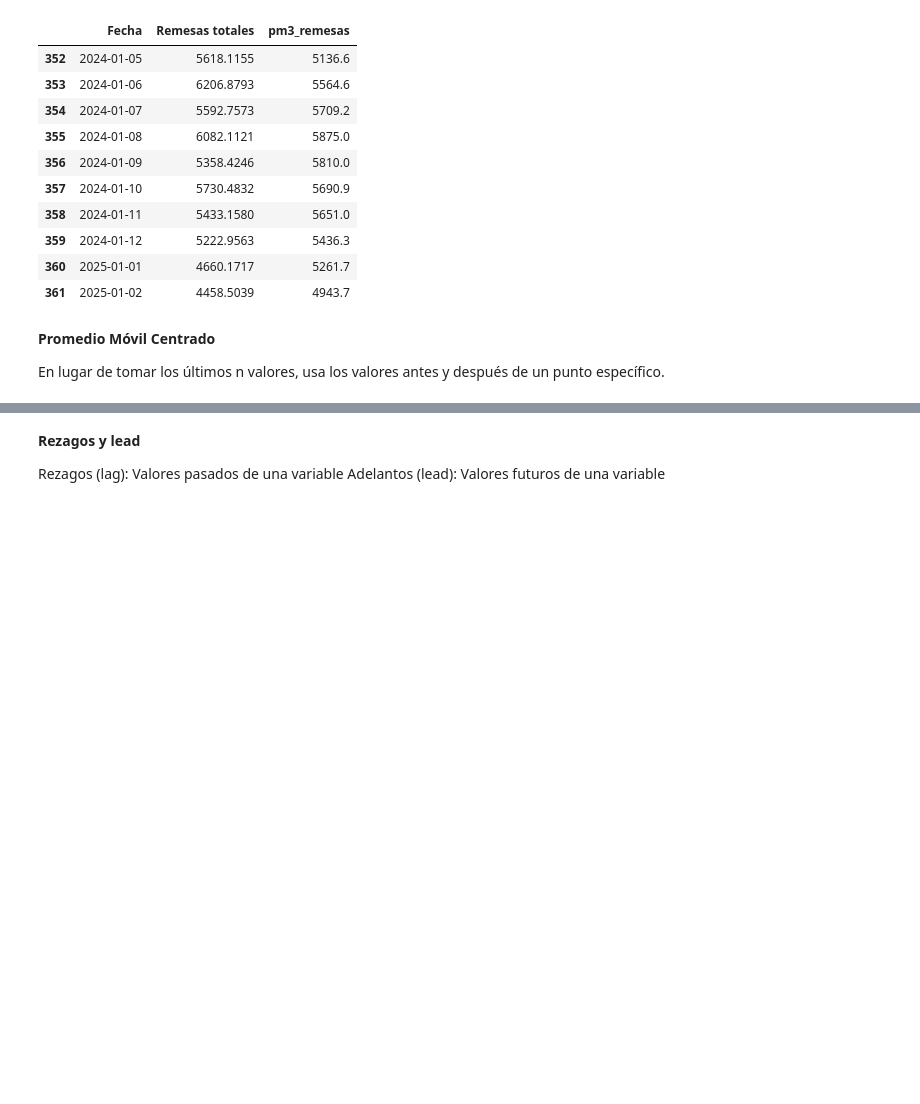
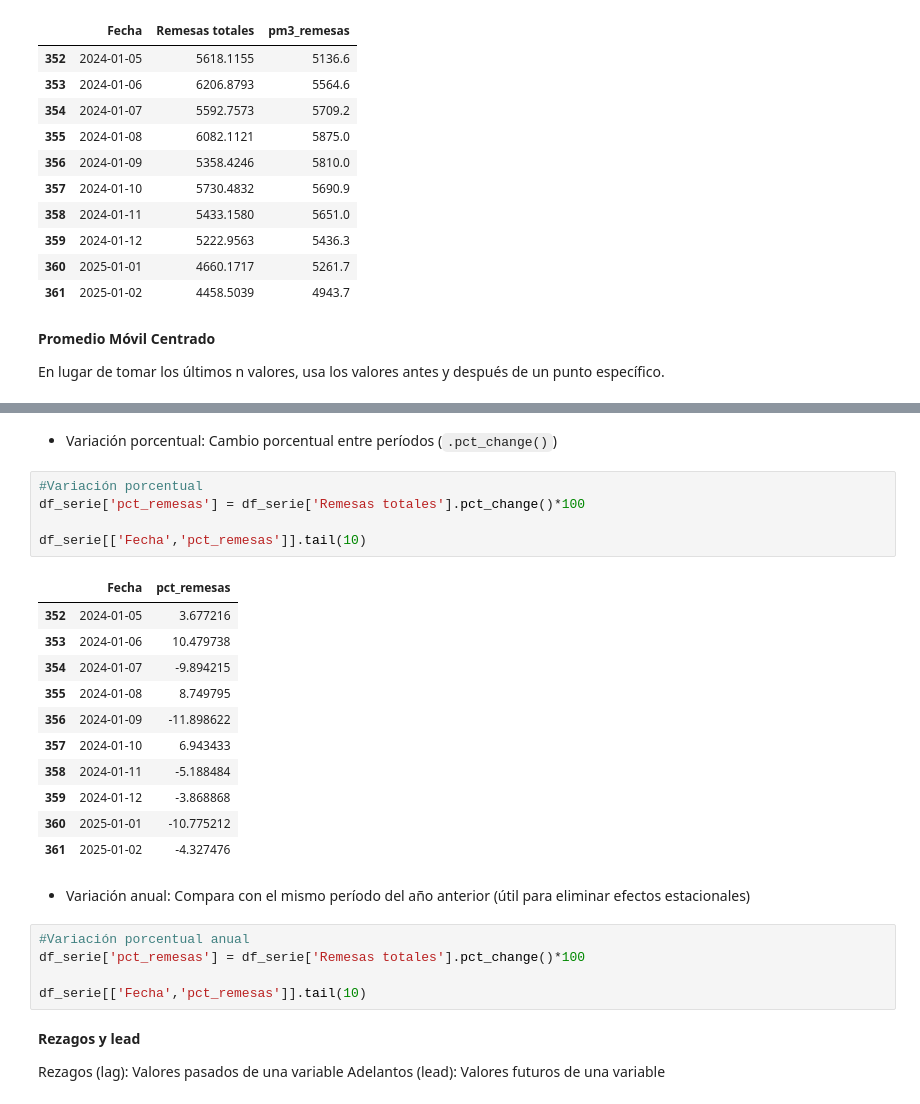
Before and after one commit to DiegoSReco/intro_python_para_economistas, a Jupyter notebook: script_python_5_Analisis_Datos_Pandas_2.ipynb, the cells around one changed output, grey strips where cells are left out. Drawn from its saved outputs; the diff is of its cells as text; blank space fills up the shorter version.

```diff
--- a/script_python_5_Analisis_Datos_Pandas_2.ipynb
+++ b/script_python_5_Analisis_Datos_Pandas_2.ipynb
@@ -2394,3 +2388,29 @@ print(df_ts[['tasa_informalidad_total', 'var_anual']].head(10))
+# %% [markdown]
+-  Variación porcentual: Cambio porcentual entre períodos (`.pct_change()`)
+# %%
+#Variación porcentual
+df_serie['pct_remesas'] = df_serie['Remesas totales'].pct_change()*100
+
+df_serie[['Fecha','pct_remesas']].tail(10)
+# %% [output]
+|  | Fecha | pct_remesas |
+| 352 | 2024-01-05 | 3.677216 |
+| 353 | 2024-01-06 | 10.479738 |
+| 354 | 2024-01-07 | -9.894215 |
+| 355 | 2024-01-08 | 8.749795 |
+| 356 | 2024-01-09 | -11.898622 |
+| 357 | 2024-01-10 | 6.943433 |
+| 358 | 2024-01-11 | -5.188484 |
+| 359 | 2024-01-12 | -3.868868 |
+| 360 | 2025-01-01 | -10.775212 |
+| 361 | 2025-01-02 | -4.327476 |
+# %% [markdown]
+- Variación anual: Compara con el mismo período del año anterior (útil para eliminar efectos estacionales)
+# %%
+#Variación porcentual anual
+df_serie['pct_remesas'] = df_serie['Remesas totales'].pct_change()*100
+
+df_serie[['Fecha','pct_remesas']].tail(10)
 # %% [markdown]
 **Rezagos y lead**
 
```
Also changed, not shown: parts of 5 cells of this notebook.
